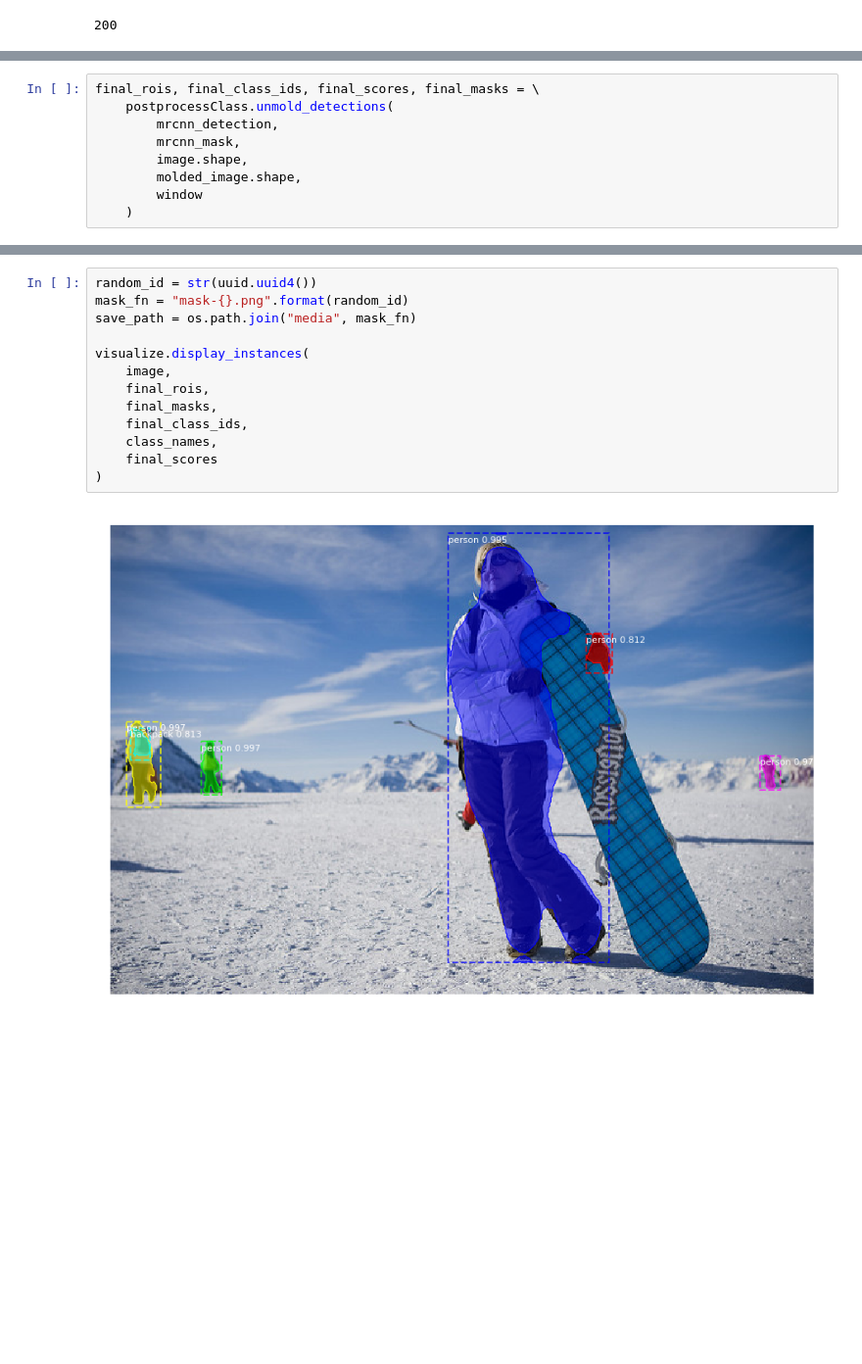
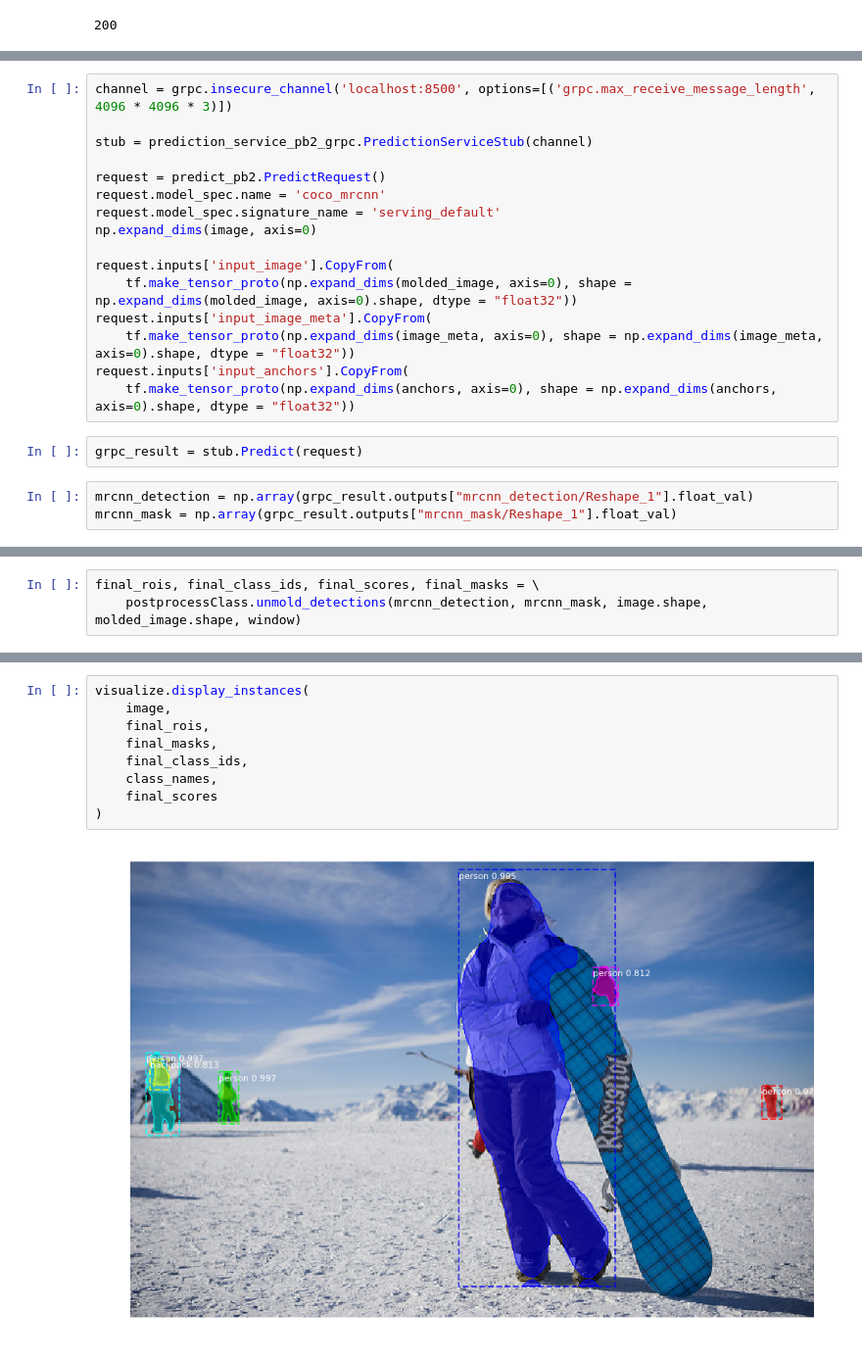
Before and after one commit to moganesyan/tensorflow_model_deployment, a Jupyter notebook: notebooks/TF_SERVING_Model_Test.ipynb, the cells around one changed output, grey strips where cells are left out. Shown at 98% size. Cells and saved outputs as stored; diff of their text form; blank space fills up the shorter version.

Commit message:
grpc ready deployment and client

```diff
--- a/notebooks/TF_SERVING_Model_Test.ipynb
+++ b/notebooks/TF_SERVING_Model_Test.ipynb
@@ -92,0 +123,21 @@ mrcnn_mask = np.array(text['predictions'][0]['mrcnn_mask/Reshape_1']).reshape(-1
+# %%
+channel = grpc.insecure_channel('localhost:8500', options=[('grpc.max_receive_message_length', 4096 * 4096 * 3)])
+
+stub = prediction_service_pb2_grpc.PredictionServiceStub(channel)
+
+request = predict_pb2.PredictRequest()
+request.model_spec.name = 'coco_mrcnn'
+request.model_spec.signature_name = 'serving_default'
+np.expand_dims(image, axis=0)
+
+request.inputs['input_image'].CopyFrom(
+    tf.make_tensor_proto(np.expand_dims(molded_image, axis=0), shape = np.expand_dims(molded_image, axis=0).shape, dtype = "float32"))
+request.inputs['input_image_meta'].CopyFrom(
+    tf.make_tensor_proto(np.expand_dims(image_meta, axis=0), shape = np.expand_dims(image_meta, axis=0).shape, dtype = "float32"))
+request.inputs['input_anchors'].CopyFrom(
+    tf.make_tensor_proto(np.expand_dims(anchors, axis=0), shape = np.expand_dims(anchors, axis=0).shape, dtype = "float32"))
+# %%
+grpc_result = stub.Predict(request)
+# %%
+mrcnn_detection = np.array(grpc_result.outputs["mrcnn_detection/Reshape_1"].float_val)
+mrcnn_mask = np.array(grpc_result.outputs["mrcnn_mask/Reshape_1"].float_val)
@@ -93,9 +146,3 @@ mrcnn_mask = np.array(text['predictions'][0]['mrcnn_mask/Reshape_1']).reshape(-1
 # %%
 final_rois, final_class_ids, final_scores, final_masks = \
-    postprocessClass.unmold_detections(
-        mrcnn_detection,
-        mrcnn_mask,
-        image.shape,
-        molded_image.shape,
-        window
-    )
+    postprocessClass.unmold_detections(mrcnn_detection, mrcnn_mask, image.shape, molded_image.shape, window)
@@ -106,16 +149,12 @@ array([ 1,  1,  1,  1, 25,  1], dtype=int32)
 # %%
-random_id = str(uuid.uuid4())
-mask_fn = "mask-{}.png".format(random_id)
-save_path = os.path.join("media", mask_fn)
-
 visualize.display_instances(
     image,
     final_rois,
     final_masks,
     final_class_ids,
     class_names,
     final_scores
 )
 # %% [output]
-[figure, old version]
+[figure, new version]
 # %%
```
Also changed, not shown: parts of 17 cells of this notebook, 3 other files.
